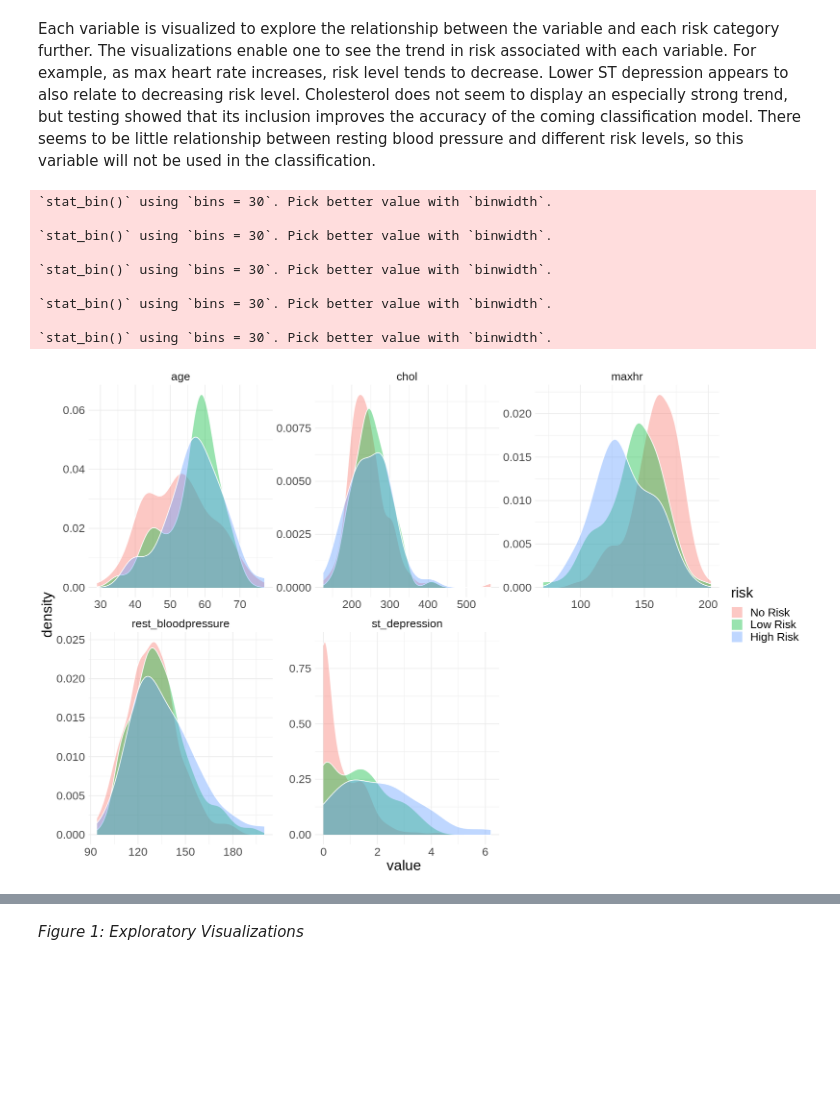
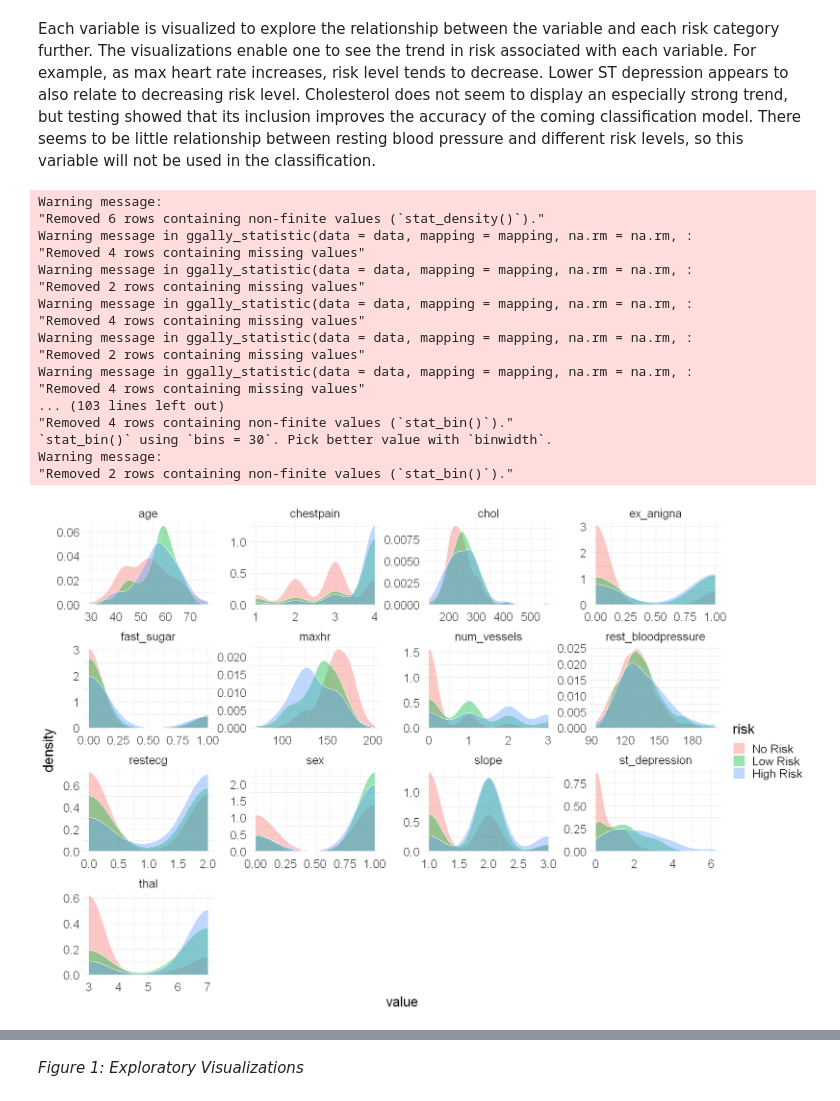
Before and after one commit to khyeo1011/dsci100_26, a Jupyter notebook: Project Report.ipynb, the cells around one changed output, grey strips where cells are left out. Saved outputs shown, nothing was run; the diff lists cells and outputs as text; code cells hidden in the pictures; blank space fills up the shorter version.

```diff
--- a/Project Report.ipynb
+++ b/Project Report.ipynb
@@ -59,8 +77,8 @@ _Table 1: Processed Data_
  Since K-nn classification does not work with categorical attributes, the values including sex, cp, restecg, fbs, slope, exang and thal are omitted. The quantitative variables are selected. The original data assigned risk levels from 0-4 based on risk level, with 0 being no indication of heart disease, and 4 being high risk. The risk categories of the dataset were mutated into three categories: no risk (0), low risk (1-2) and high risk (3-4). This was done to reduce the amount of risk categories (5 being too many) and to make these numbered risk levels easier to understand. The risk level was also mutated to be a factor and is displayed in the table below.
 # %%
 hd_selected <- processed_cleveland_hd |>
-    mutate(risk = ifelse(num==0,"No Risk", ifelse(num>=3, "High Risk", "Low Risk"))) |>
-    select(age, rest_bloodpressure, chol, maxhr, st_depression, risk) |>
-    mutate(risk = as_factor(risk))
+    mutate(risk = ifelse(num == 0, "No Risk", ifelse(num >= 3, "High Risk", "Low Risk"))) |>
+    select(-num) |>
+    mutate(risk = as_factor(risk), num_vessels = as.double(num_vessels), thal = as.double(thal))
 head(hd_selected)
 # %% [output]
@@ -114,24 +138,33 @@ Each variable is visualized to explore the relationship between the variable and
 # %%
 options(repr.plot.width = 15, repr.plot.height = 10)
 hd_plot <- hd_selected |>
     pivot_longer(cols = -risk, names_to = 'category', values_to = 'value')  |>
     ggplot(aes(value, fill = risk)) +
         geom_density(alpha = 0.4, colour = 'white') +
         facet_wrap(facets = vars(category), scales = 'free') +
         theme_minimal() +
         theme(text = element_text(size = 20))
 hd_plot
 hd_pairs <- hd_selected |>
+    select(age, )
     ggpairs(aes(fill=risk))
 hd_pairs
 # %% [output]
+Warning message:
+"Removed 6 rows containing non-finite values (`stat_density()`)."
+Warning message in ggally_statistic(data = data, mapping = mapping, na.rm = na.rm, :
+"Removed 4 rows containing missing values"
+Warning message in ggally_statistic(data = data, mapping = mapping, na.rm = na.rm, :
+"Removed 2 rows containing missing values"
+Warning message in ggally_statistic(data = data, mapping = mapping, na.rm = na.rm, :
+"Removed 4 rows containing missing values"
+Warning message in ggally_statistic(data = data, mapping = mapping, na.rm = na.rm, :
+"Removed 2 rows containing missing values"
+Warning message in ggally_statistic(data = data, mapping = mapping, na.rm = na.rm, :
+"Removed 4 rows containing missing values"
+... (103 lines left out)
+"Removed 4 rows containing non-finite values (`stat_bin()`)."
 `stat_bin()` using `bins = 30`. Pick better value with `binwidth`.
-
-`stat_bin()` using `bins = 30`. Pick better value with `binwidth`.
-
-`stat_bin()` using `bins = 30`. Pick better value with `binwidth`.
-
-`stat_bin()` using `bins = 30`. Pick better value with `binwidth`.
-
-`stat_bin()` using `bins = 30`. Pick better value with `binwidth`.
+Warning message:
+"Removed 2 rows containing non-finite values (`stat_bin()`)."
-[figure, old version]
+[figure, new version]
```
Also changed, not shown: parts of 8 cells of this notebook.
